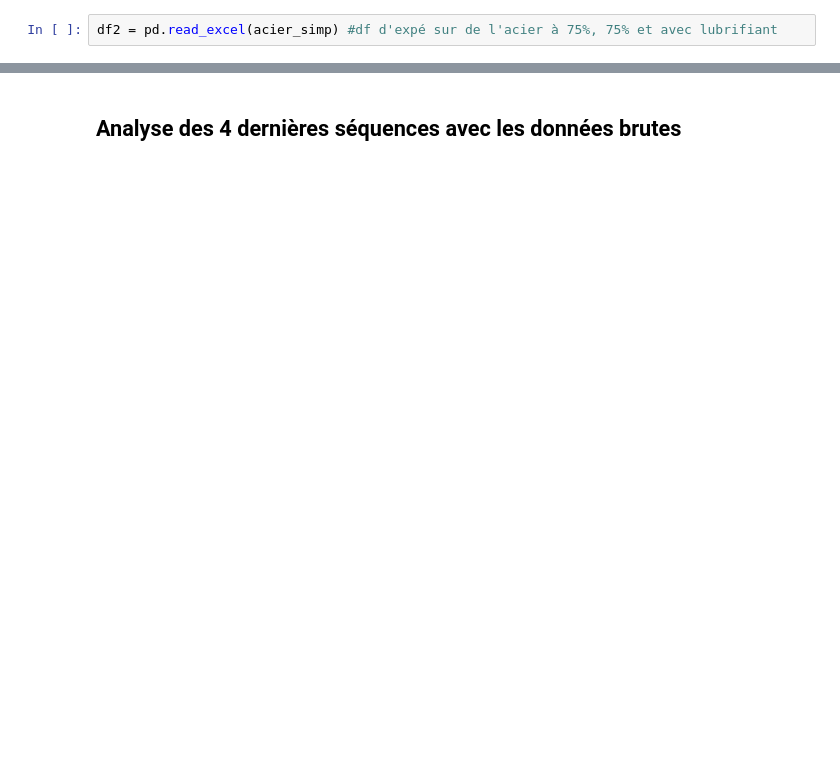
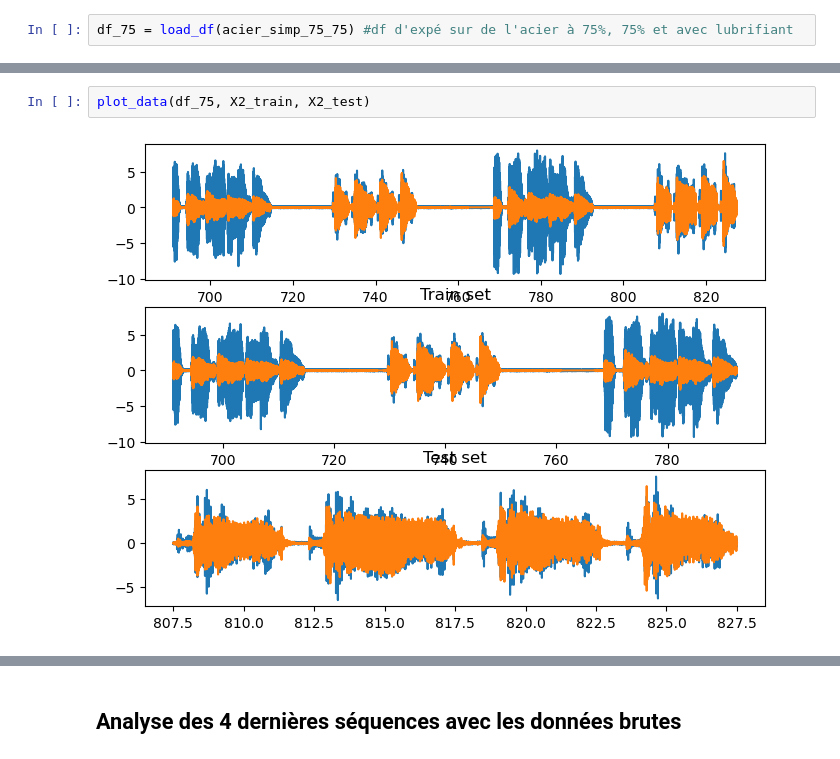
Before and after one commit to eugenebessan225/PFE_DISP, a Jupyter notebook: wear_detection.ipynb, the cells around one changed output, grey strips where cells are left out. Drawn from its saved outputs; the diff is of its cells as text; blank space fills up the shorter version.

```diff
--- a/wear_detection.ipynb
+++ b/wear_detection.ipynb
@@ -37,2 +75,2 @@ df1 = pd.read_excel(acier_usure) #df d'expé sur de l'acier usé à 75%, 75% et
 # %%
-df2 = pd.read_excel(acier_simp) #df d'expé sur de l'acier à 75%, 75% et avec lubrifiant
+df_75 = load_df(acier_simp_75_75) #df d'expé sur de l'acier à 75%, 75% et avec lubrifiant
@@ -66,0 +125,4 @@ memory usage: 15.6+ MB
+# %%
+plot_data(df_75, X2_train, X2_test)
+# %% [output]
+[figure, added]
```
Also changed, not shown: parts of 108 cells of this notebook.
